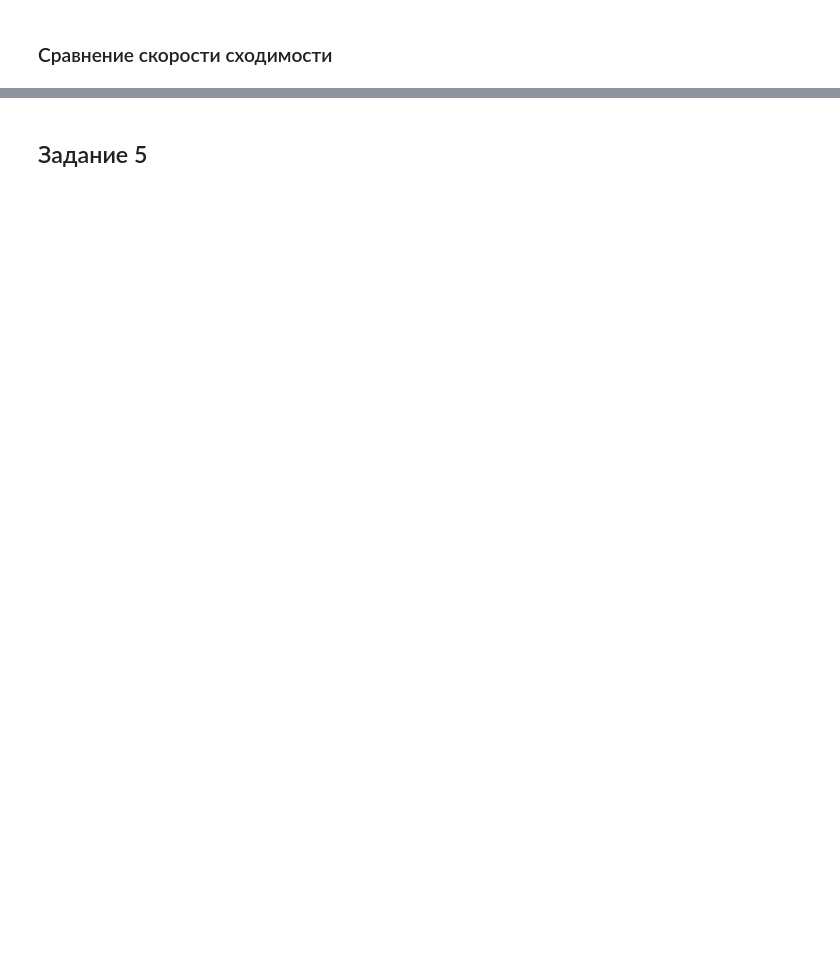
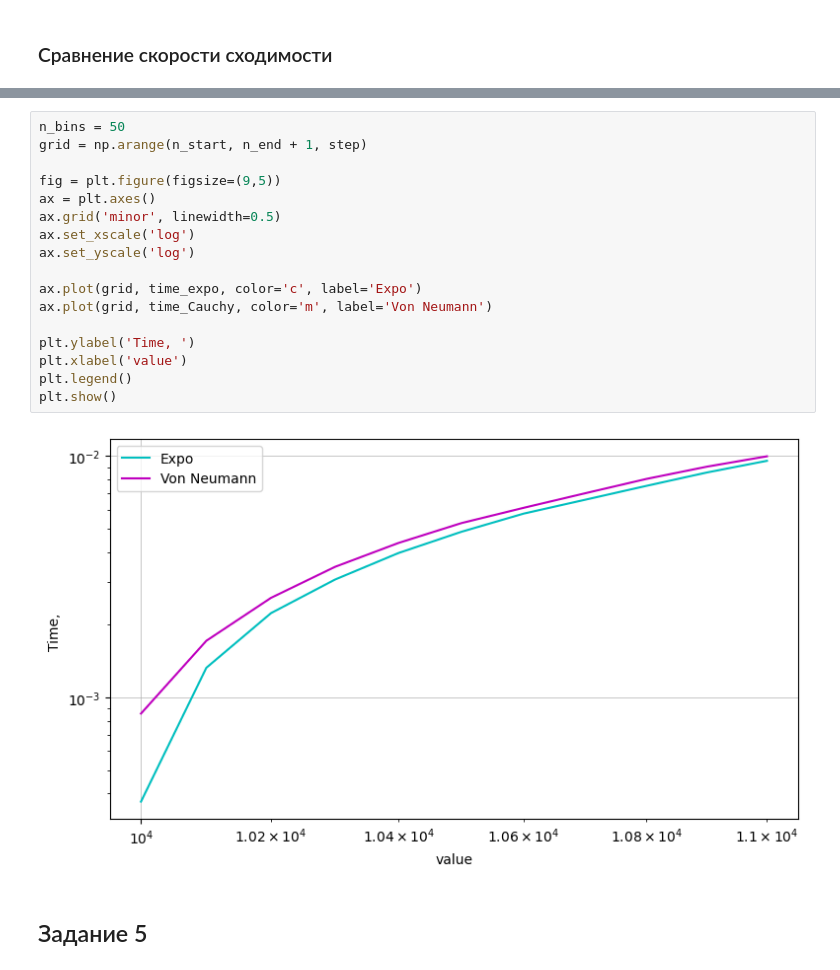
Before and after one commit to arinenn/stochastic_practicum, a Jupyter notebook: stochastic_practicum_first.ipynb, the cells around one changed output, grey strips where cells are left out. Saved outputs shown, nothing was run; the diff lists cells and outputs as text; blank space fills up the shorter version.

```diff
--- a/stochastic_practicum_first.ipynb
+++ b/stochastic_practicum_first.ipynb
@@ -1493,3 +1503,22 @@ probplot(test, dist='norm', fit=True, plot=ax)
+# %%
+n_bins = 50
+grid = np.arange(n_start, n_end + 1, step)
+
+fig = plt.figure(figsize=(9,5))
+ax = plt.axes()
+ax.grid('minor', linewidth=0.5)
+ax.set_xscale('log')
+ax.set_yscale('log')
+
+ax.plot(grid, time_expo, color='c', label='Expo')
+ax.plot(grid, time_Cauchy, color='m', label='Von Neumann')
+
+plt.ylabel('Time, ')
+plt.xlabel('value')
+plt.legend()
+plt.show()
+# %% [output]
+[figure, added]
 # %% [markdown]
 ## Задание 5
 # %% [markdown]
```
Also changed, not shown: parts of 44 cells of this notebook.
